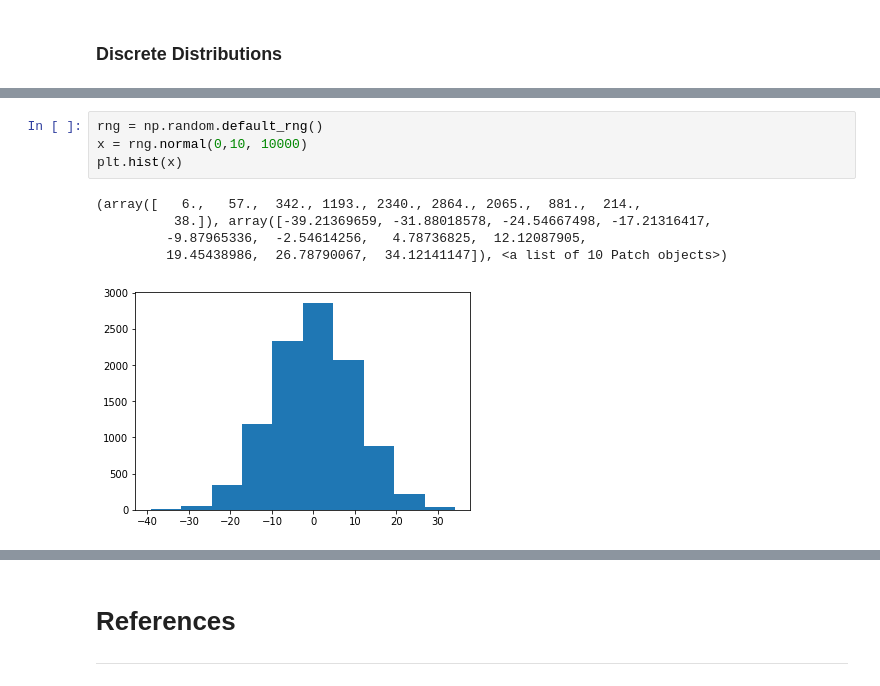
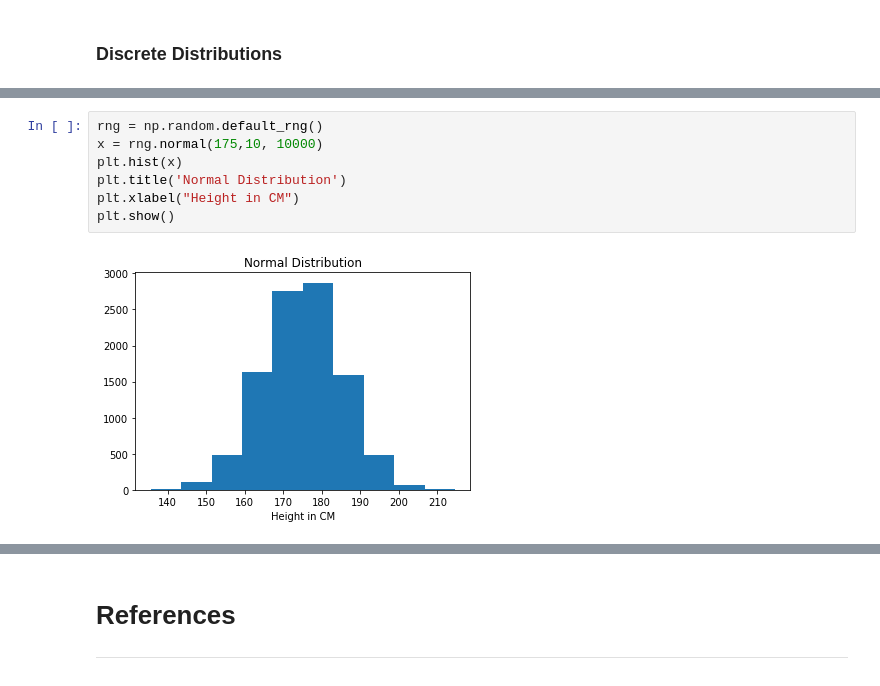
Before and after one commit to shaner1/ProgDA_Task_20, a Jupyter notebook: Numpy .ipynb, the cells around one changed output, grey strips where cells are left out. Saved outputs shown, nothing was run; the diff lists cells and outputs as text.

```diff
--- a/Numpy .ipynb
+++ b/Numpy .ipynb
@@ -393,10 +443,9 @@ One method of computing continous probability distributions is with a probabilit
 # %%
 rng = np.random.default_rng()
-x = rng.normal(0,10, 10000)
+x = rng.normal(175,10, 10000)
 plt.hist(x)
+plt.title('Normal Distribution')
+plt.xlabel("Height in CM")
+plt.show()
 # %% [output]
-(array([   6.,   57.,  342., 1193., 2340., 2864., 2065.,  881.,  214.,
-          38.]), array([-39.21369659, -31.88018578, -24.54667498, -17.21316417,
-         -9.87965336,  -2.54614256,   4.78736825,  12.12087905,
-         19.45438986,  26.78790067,  34.12141147]), <a list of 10 Patch objects>)
-[figure, old version]
+[figure, new version]
```
Also changed, not shown: parts of 84 cells of this notebook, 1 other file.
